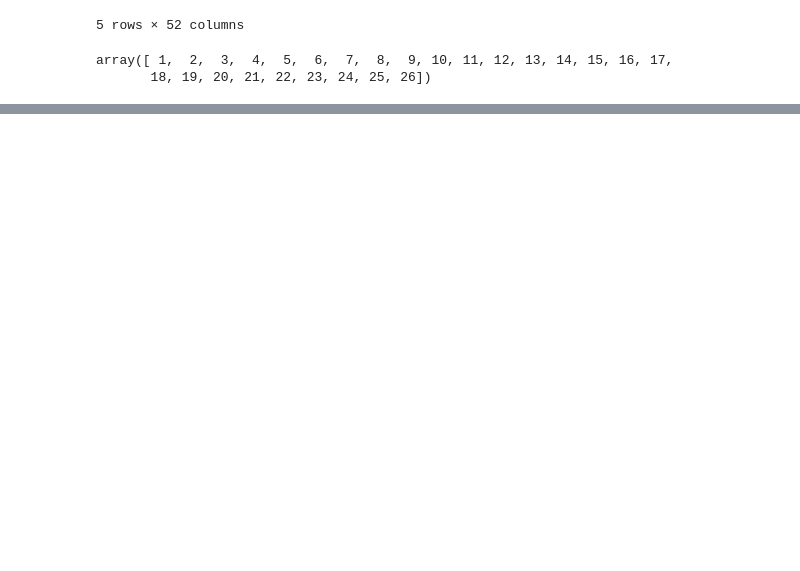
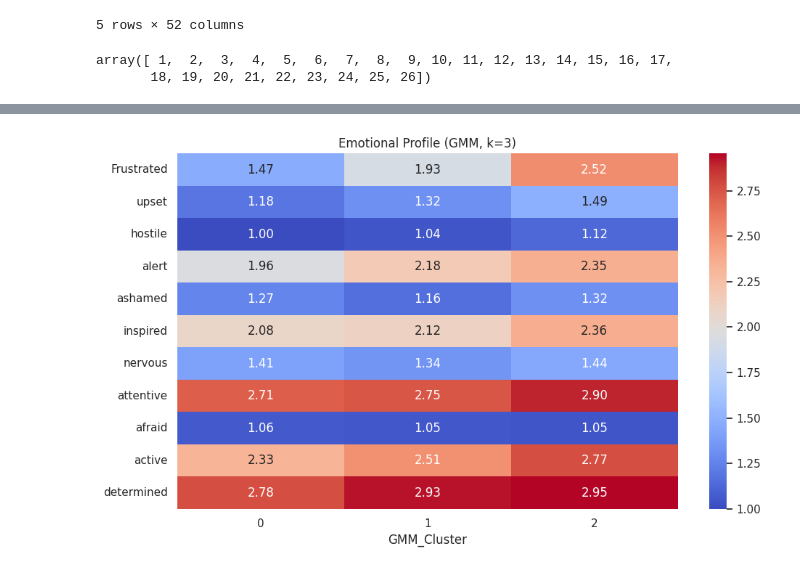
Before and after one commit to Neismo/CDA-HandIn, a Jupyter notebook: Case2/data_look.ipynb, the cells around one changed output, grey strips where cells are left out. Saved outputs shown, nothing was run; the diff lists cells and outputs as text; code cells hidden in the pictures; blank space fills up the shorter version.

Commit message:
Emotional state stuff

```diff
--- a/Case2/data_look.ipynb
+++ b/Case2/data_look.ipynb
@@ -206,0 +227,17 @@ Valid choices for k (GMM) are: [2, 3, 4, 5]
+# %%
+# Choose K, for GMM, see profiles for emotional states in clusters!
+_K = 3
+
+emotion_cols = ['Frustrated', 'upset', 'hostile', 'alert', 'ashamed', 'inspired', 'nervous', 'attentive', 'afraid', 'active', 'determined']
+Y_analysis = Y.copy()
+Y_analysis['GMM_Cluster'] = gmm_labels[_K - 2]
+cluster_profiles = Y_analysis.groupby('GMM_Cluster')[emotion_cols].mean()
+
+plt.figure(figsize=(10, 6))
+sns.heatmap(cluster_profiles.T, annot=True, cmap='coolwarm', fmt=".2f")
+plt.title(f'Emotional Profile (GMM, k={_K})')
+plt.tight_layout()
+#plt.savefig(f'cluster_emotional_profiles_{_K}.png')
+plt.show()
+# %% [output]
+[figure, added]
```
Also changed, not shown: parts of 3 cells of this notebook.
